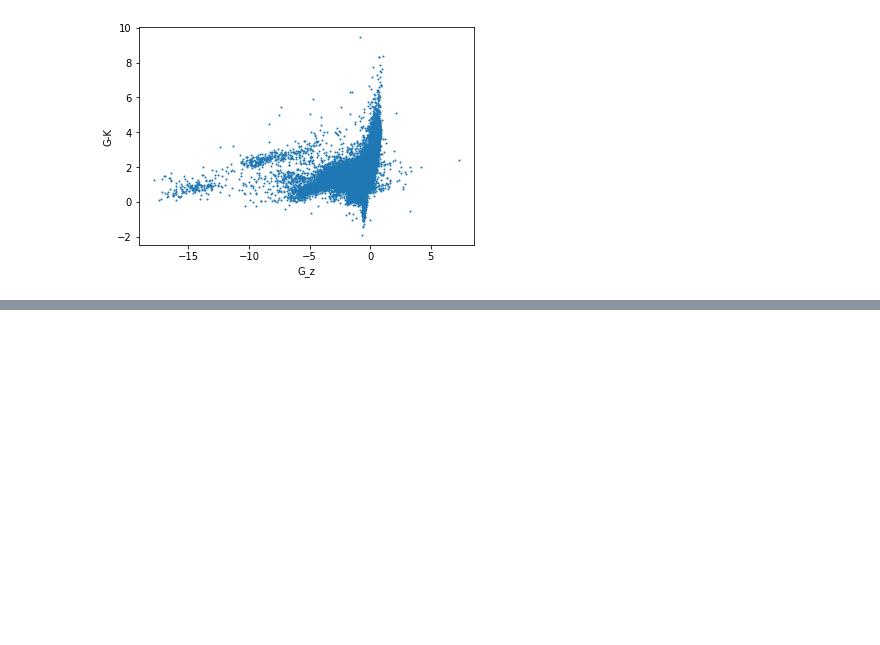
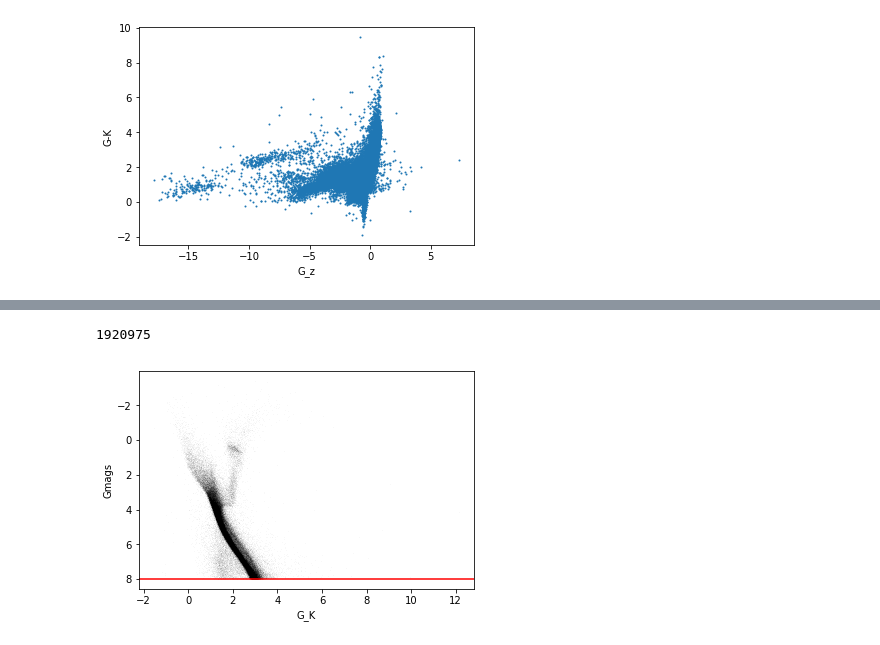
Before and after one commit to leemundy/GAIA, a Jupyter notebook: Work-Areas/rpopescu/notebook/Templates3.ipynb, the cells around one changed output, grey strips where cells are left out. Drawn from its saved outputs; the diff is of its cells as text; code cells hidden in the pictures; blank space fills up the shorter version.

```diff
--- a/Work-Areas/rpopescu/notebook/Templates3.ipynb
+++ b/Work-Areas/rpopescu/notebook/Templates3.ipynb
@@ -448,0 +539,31 @@ plt.show()
+# %%
+#limit the magnitudes to <17
+Bmags2 = np.ma.MaskedArray(Bmags, mask=(np.ones_like(Bmags)*(Bmags[:]>=8)))
+Vmags2 = np.ma.MaskedArray(Gmags, mask=(np.ones_like(Gmags)*(Gmags[:]>=8)))
+Gmags2 = np.ma.MaskedArray(Gmags, mask=(np.ones_like(Gmags)*(Gmags[:]>=8)))
+Jmags2 = np.ma.MaskedArray(Jmags, mask=(np.ones_like(Jmags)*(Gmags[:]>=8)))
+Hmags2 = np.ma.MaskedArray(Hmags, mask=(np.ones_like(Hmags)*(Gmags[:]>=8)))
+Kmags2 = np.ma.MaskedArray(Kmags, mask=(np.ones_like(Kmags)*(Gmags[:]>=8)))
+umags2 = np.ma.MaskedArray(umags, mask=(np.ones_like(umags)*(Gmags[:]>=8)))
+gmags2 = np.ma.MaskedArray(gmags, mask=(np.ones_like(gmags)*(Gmags[:]>=8)))
+rmags2 = np.ma.MaskedArray(rmags, mask=(np.ones_like(rmags)*(Gmags[:]>=8)))
+imags2 = np.ma.MaskedArray(imags, mask=(np.ones_like(imags)*(Gmags[:]>=8)))
+zmags2 = np.ma.MaskedArray(zmags, mask=(np.ones_like(zmags)*(Gmags[:]>=8)))
+# %%
+count = 0
+for i in range(len(Gmags2)):
+    if Hmags2.mask[i] == True:
+        count = count+1
+print(count)
+# %% [output]
+1920975
+# %%
+G_K2 = Gmags2-Kmags2
+plt.scatter(G_K2,Gmags2,s=.01,alpha=0.1,color="black")
+plt.axhline(y = 8,c='r')
+plt.gca().invert_yaxis()
+plt.xlabel('G_K')
+plt.ylabel('Gmags')
+plt.show()
+# %% [output]
+[figure, added]
```
Also changed, not shown: parts of 14 cells of this notebook.
